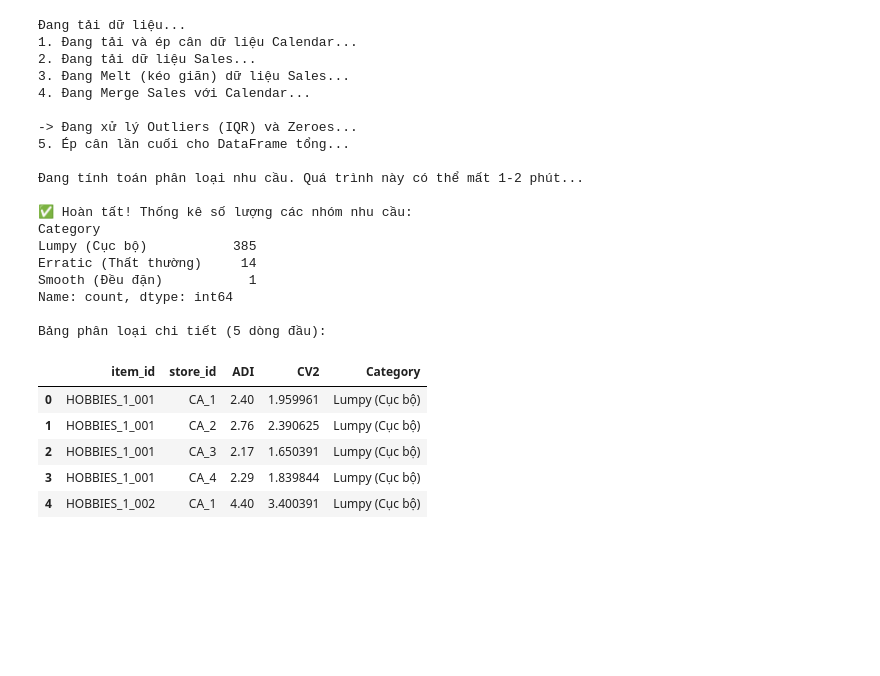
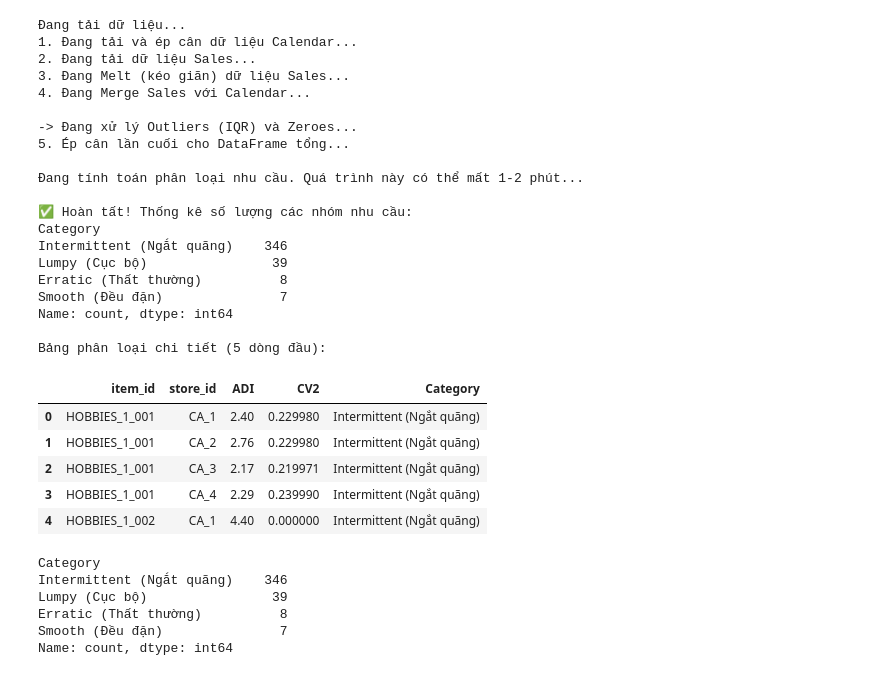
Before and after one commit to yenpth265-alt/NCKH_Optiminization_Inventory, a Jupyter notebook: notebooks/02_demand_classification.ipynb, the cells around one changed output. Saved outputs shown, nothing was run; the diff lists cells and outputs as text; code cells hidden in the pictures; blank space fills up the shorter version.

Commit message:
Sửa code demand classification và Kaggle

```diff
--- a/notebooks/02_demand_classification.ipynb
+++ b/notebooks/02_demand_classification.ipynb
@@ -28,6 +28,7 @@ def classify_demand(group):
     if demand.sum() == 0:
         return pd.Series({'ADI': np.nan, 'CV2': np.nan, 'Category': 'No Sales'})
 
+    #Chỉ tính bắt đầu từ ngày đầu tiên có sales
     non_zero_indices = np.where(demand > 0)[0]
     first_sale_idx = non_zero_indices[0]
     active_demand = demand[first_sale_idx:]
@@ -35,8 +36,10 @@ def classify_demand(group):
     days_with_sales = len(active_demand[active_demand > 0])
     adi = len(active_demand) / days_with_sales if days_with_sales > 0 else np.nan
 
-    mean_demand = np.mean(active_demand)
-    cv2 = (np.std(active_demand) / mean_demand) ** 2 if mean_demand > 0 else 0
+    #Lưu ý CV2 chỉ tính trên các ngày có bán hàng (demand >0)
+    non_zero_demand = active_demand[active_demand > 0]
+    mean_demand = np.mean(non_zero_demand)
+    cv2 = (np.std(non_zero_demand) / mean_demand) ** 2 if mean_demand > 0 else np.nan
 
     if adi <= 1.32 and cv2 <= 0.49:
         category = 'Smooth (Đều đặn)'
@@ -52,41 +55,51 @@ def classify_demand(group):
 # 2. Áp dụng hàm phân loại
 # Mới:
 classification_df = df_run.groupby(['item_id', 'store_id'], observed=True).apply(classify_demand).reset_index()
 
 # Lọc bỏ các món không bán được và xóa sạch các dòng NaN bóng ma
 classification_df = classification_df[classification_df['Category'] != 'No Sales'].dropna()
 
 print("\n✅ Hoàn tất! Thống kê số lượng các nhóm nhu cầu:")
 print(classification_df['Category'].value_counts())
 
 print("\nBảng phân loại chi tiết (5 dòng đầu):")
 display(classification_df.head())
 # %% [output]
 Đang tải dữ liệu...
 1. Đang tải và ép cân dữ liệu Calendar...
 2. Đang tải dữ liệu Sales...
 3. Đang Melt (kéo giãn) dữ liệu Sales...
 4. Đang Merge Sales với Calendar...
 
 -> Đang xử lý Outliers (IQR) và Zeroes...
 5. Ép cân lần cuối cho DataFrame tổng...
 
 Đang tính toán phân loại nhu cầu. Quá trình này có thể mất 1-2 phút...
 
 ✅ Hoàn tất! Thống kê số lượng các nhóm nhu cầu:
 Category
-Lumpy (Cục bộ)           385
-Erratic (Thất thường)     14
-Smooth (Đều đặn)           1
+Intermittent (Ngắt quãng)    346
+Lumpy (Cục bộ)                39
+Erratic (Thất thường)          8
+Smooth (Đều đặn)               7
 Name: count, dtype: int64
 
 Bảng phân loại chi tiết (5 dòng đầu):
 |  | item_id | store_id | ADI | CV2 | Category |
-| 0 | HOBBIES_1_001 | CA_1 | 2.40 | 1.959961 | Lumpy (Cục bộ) |
-| 1 | HOBBIES_1_001 | CA_2 | 2.76 | 2.390625 | Lumpy (Cục bộ) |
-| 2 | HOBBIES_1_001 | CA_3 | 2.17 | 1.650391 | Lumpy (Cục bộ) |
-| 3 | HOBBIES_1_001 | CA_4 | 2.29 | 1.839844 | Lumpy (Cục bộ) |
-| 4 | HOBBIES_1_002 | CA_1 | 4.40 | 3.400391 | Lumpy (Cục bộ) |
+| 0 | HOBBIES_1_001 | CA_1 | 2.40 | 0.229980 | Intermittent (Ngắt quãng) |
+| 1 | HOBBIES_1_001 | CA_2 | 2.76 | 0.229980 | Intermittent (Ngắt quãng) |
+| 2 | HOBBIES_1_001 | CA_3 | 2.17 | 0.219971 | Intermittent (Ngắt quãng) |
+| 3 | HOBBIES_1_001 | CA_4 | 2.29 | 0.239990 | Intermittent (Ngắt quãng) |
+| 4 | HOBBIES_1_002 | CA_1 | 4.40 | 0.000000 | Intermittent (Ngắt quãng) |
+# %%
+classification_df.value_counts('Category')
+# %% [output]
+Category
+Intermittent (Ngắt quãng)    346
+Lumpy (Cục bộ)                39
+Erratic (Thất thường)          8
+Smooth (Đều đặn)               7
+Name: count, dtype: int64
 # %%
 import statsmodels.api as sm
 from statsmodels.graphics.tsaplots import plot_acf, plot_pacf
```
Also changed, not shown: parts of 1 cell of this notebook, 5 other files.
